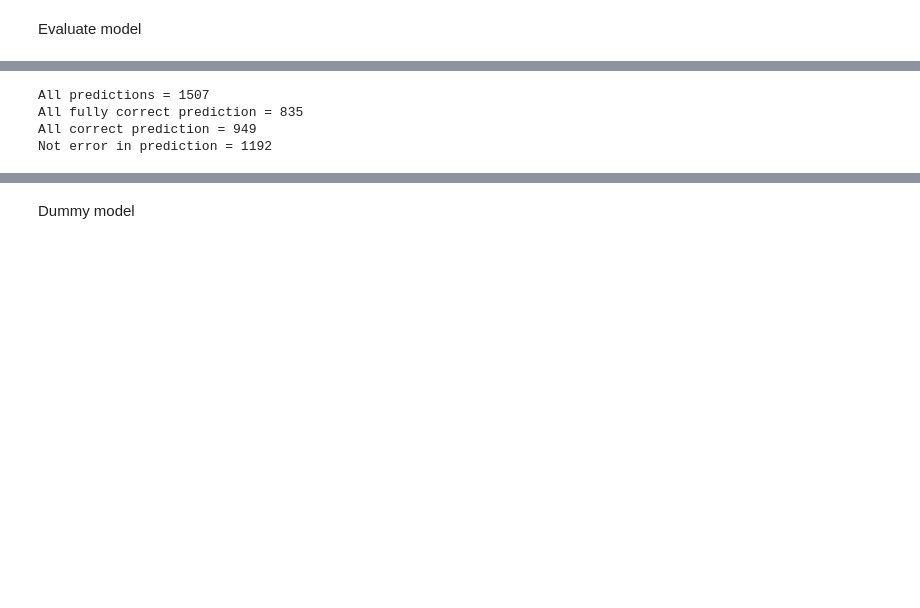
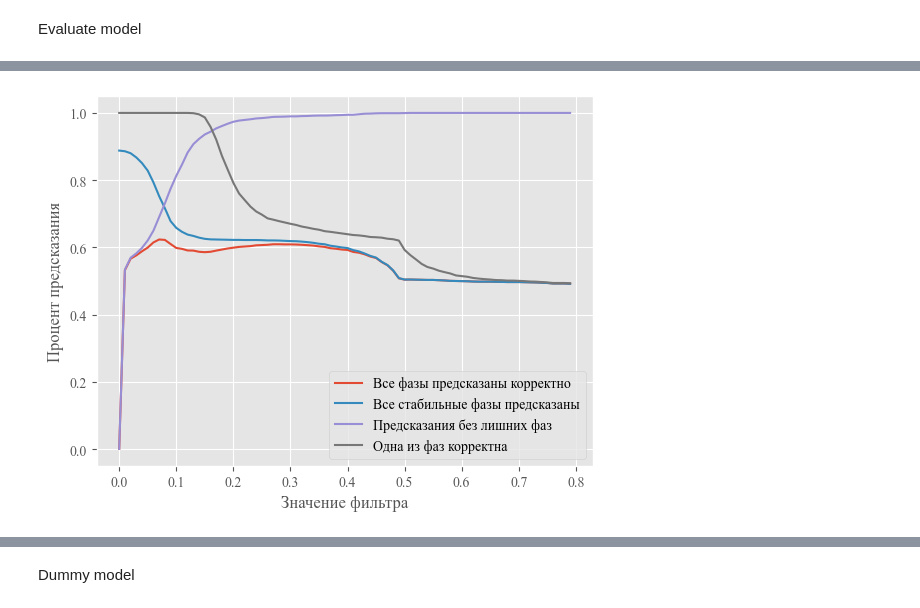
Before and after one commit to 1dimadim1/PhaseCompositionPrediction, a Jupyter notebook: NN_model.ipynb, the cells around one changed output, grey strips where cells are left out. Drawn from its saved outputs; the diff is of its cells as text; code cells hidden in the pictures; blank space fills up the shorter version.

```diff
--- a/NN_model.ipynb
+++ b/NN_model.ipynb
@@ -205,4 +258,0 @@ Epoch 20/20
-# %%
-
-# H = model.fit(X_train, y_train, validation_data=(X_test, y_test), batch_size=32, epochs=50)
-predictions = model.predict(X[0:len(X)])
@@ -262,6 +333,7 @@ def predictionsStat(predictions, Y, top = 8, tres = 0):
     incorrect = 0
     all_correct = 0
     not_incorrect = 0
+    at_least_one = 0
     for i in range(len(predictions)):
         corr = 0
         incorr = 0
@@ -272,6 +344,8 @@ def predictionsStat(predictions, Y, top = 8, tres = 0):
                 corr += 1
             else:
                 incorr += 1
+        if corr > 0 or corr == len(prev):
+            at_least_one += 1
         if corr == len(prev):
             all_correct += 1
         if incorr == 0:
@@ -280,19 +354,56 @@ def predictionsStat(predictions, Y, top = 8, tres = 0):
             full_correct += 1
         correct += corr
         incorrect += incorr
-    return len(Y), full_correct, all_correct, not_incorrect
+    return len(Y), full_correct, all_correct, not_incorrect, at_least_one
+
 def printPrediction(predictions, Y, top = 8, tres = 0):
-    amount, full_correct, all_correct, not_incorrect = predictionsStat(predictions, Y, top, tres)
+    amount, full_correct, all_correct, not_incorrect, at_least_one = predictionsStat(predictions, Y, top, tres)
     print(f'All predictions = {amount}')
     print(f'All fully correct prediction = {full_correct}')
     print(f'All correct prediction = {all_correct}')
     print(f'Not error in prediction = {not_incorrect}')
+    print(f'One prediction correct = {at_least_one}')
     # print(f'Correct mean value = {correct/len(Y)}')
     # print(f'Incorrect mean value = {incorrect/len(Y)}')
 
-printPrediction(predictions, Y, 8, 0.1)
+def getStatPrediction(predictions, Y, range_filter, top = 8):
+    amounts = []
+    full_correct = []
+    all_correct = []
+    not_correct = []
+    at_least_one = []
+    # correct_mean = []
+    # not_correct_mean = []
+    for i in range_filter:
+        a, f, c, n, one = predictionsStat(predictions, Y, top, i)
+        amounts.append(a)
+        full_correct.append(f)
+        all_correct.append(c)
+        not_correct.append(n)
+        at_least_one.append(one)
+    # correct_mean.append(corr_mean)
+    # not_correct_mean.append(incorr_mean)
+    full_correct = [i/amounts[0] for i in full_correct]
+    all_correct = [i/amounts[0] for i in all_correct]
+    not_correct = [i/amounts[0] for i in not_correct]
+    at_least_one = [i/amounts[0] for i in at_least_one]
+    return full_correct, all_correct, not_correct, at_least_one
+
+def plotFilterResults(full_correct, all_correct, not_correct, at_least_one, range_filter, diagram_name = "Значение фильтра для предсказания"):
+    # plt.plot(range_filter, amounts, label="amounts")
+    plt.plot(range_filter, full_correct, label="Все фазы предсказаны корректно")
+    plt.plot(range_filter, all_correct, label="Все стабильные фазы предсказаны")
+    plt.plot(range_filter, not_correct, label="Предсказания без лишних фаз")
+    plt.plot(range_filter, at_least_one, label="Одна из фаз корректна")
+    # plt.plot(range_filter, correct_mean, label="correct_mean")
+    # plt.plot(range_filter, not_correct_mean, label="not_correct_mean")
+    plt.xlabel("Значение фильтра")
+    plt.ylabel("Процент предсказания")
+    plt.legend()
+    plt.savefig(f'./StatData/{diagram_name}.png')
-# %% [output]
-All predictions = 1507
-All fully correct prediction = 835
-All correct prediction = 949
-Not error in prediction = 1192
+# %%
+range_filter = np.arange (0, 0.8, 0.01)
+full_correct, all_correct, not_correct, at_least_one = getStatPrediction(predictions, Y, range_filter)
+plotFilterResults(full_correct, all_correct, not_correct, at_least_one, range_filter,  "Значение фильтра для предсказания (все)")
+# %% [output]
+[figure, added]
```
Also changed, not shown: parts of 20 cells of this notebook.
